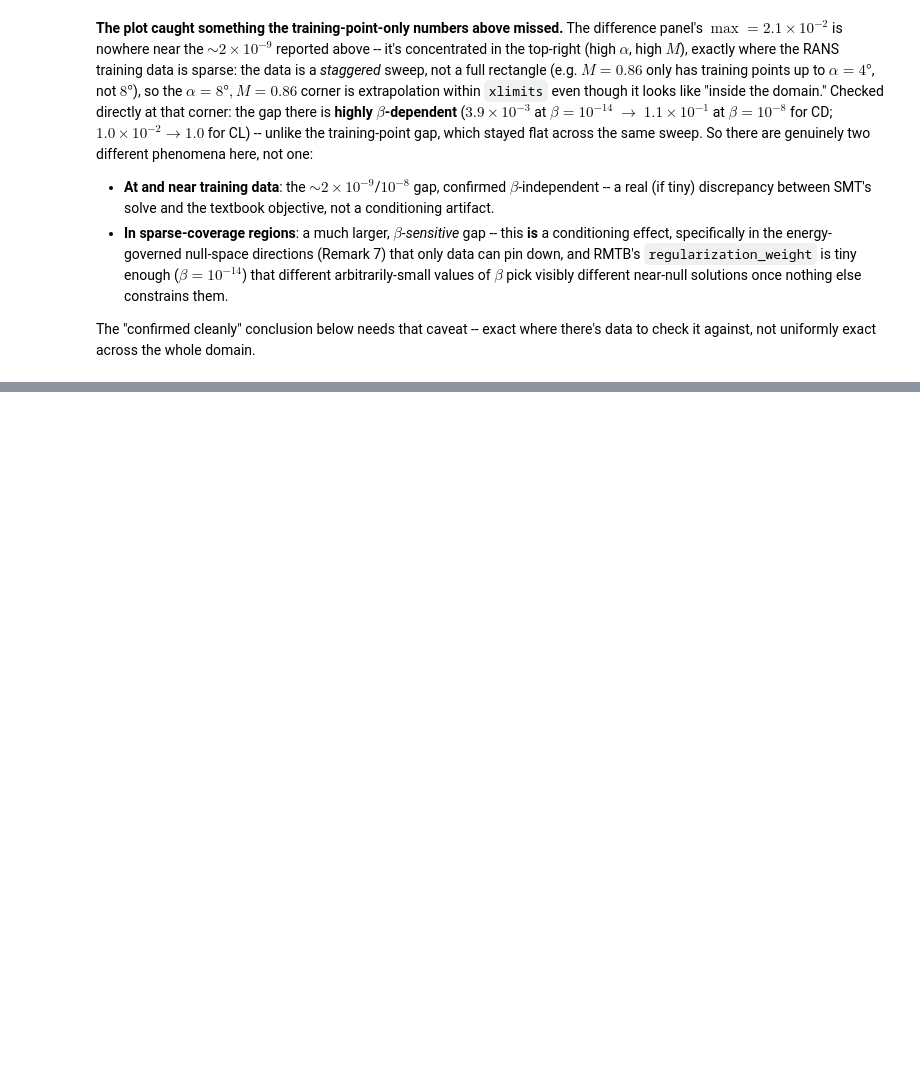
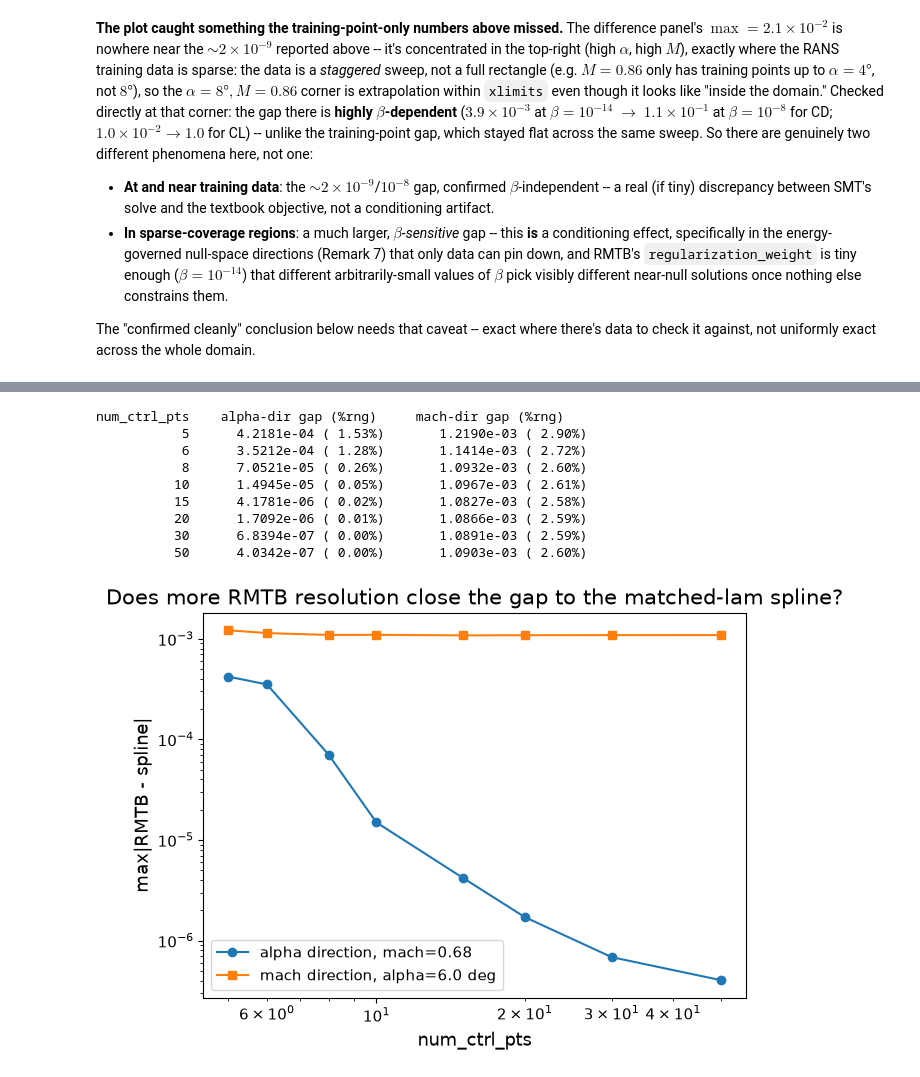
Before and after one commit to nomad-vagabond/krig-splines, a Jupyter notebook: notebooks/test_hypotheses_2D_RANS.ipynb, the cells around one changed output, grey strips where cells are left out. Cells and saved outputs as stored; diff of their text form; code cells hidden in the pictures; blank space fills up the shorter version.

```diff
--- a/notebooks/test_hypotheses_2D_RANS.ipynb
+++ b/notebooks/test_hypotheses_2D_RANS.ipynb
@@ -925,0 +912,56 @@ plt.show()
+# %%
+def rmtb_vs_spline_gap(x, y, x_dense, target, ncp, **rmtb_kwargs):
+    xlimits_1d = np.array([[x.min(), x.max()]])
+    kwargs = dict(order=4, approx_order=2, num_ctrl_pts=ncp,
+                  energy_weight=lam_ref, regularization_weight=1e-14,
+                  print_global=False)
+    kwargs.update(rmtb_kwargs)
+    rb = RMTB(xlimits=xlimits_1d, **kwargs)
+    rb.set_training_values(x.reshape(-1, 1), y)
+    rb.train()
+    pred = rb.predict_values(x_dense.reshape(-1, 1)).ravel()
+    return np.max(np.abs(pred - target))
+
+# alpha direction, mach=0.68 (the same representative slice as the plot above)
+mach_ex2 = 0.68
+mask = np.isclose(xt[:, 1], mach_ex2)
+a2 = xt[mask, 0] * RAD2DEG
+y2 = cd_resp[mask].ravel()
+order = np.argsort(a2)
+a2, y2 = a2[order], y2[order]
+a2_dense = np.linspace(a2.min(), a2.max(), 100)
+target_a2 = make_smoothing_spline(a2, y2, lam=lam_ref)(a2_dense)
+
+# mach direction, alpha=6 deg (the worst-case slice found above)
+alpha_ex2 = 6.0
+slice_vals2 = np.array([spl(alpha_ex2) for spl in spline_cd.alpha_splines.values()])
+m2_dense = np.linspace(mach_vals.min(), mach_vals.max(), 100)
+target_m2 = make_smoothing_spline(mach_vals, slice_vals2, lam=lam_ref)(m2_dense)
+
+ncp_list = [5, 6, 8, 10, 15, 20, 30, 50]
+gaps_alpha = [rmtb_vs_spline_gap(a2, y2, a2_dense, target_a2, ncp) for ncp in ncp_list]
+gaps_mach = [rmtb_vs_spline_gap(mach_vals, slice_vals2, m2_dense, target_m2, ncp) for ncp in ncp_list]
+
+print(f"{'num_ctrl_pts':>12}  {'alpha-dir gap (%rng)':>22}  {'mach-dir gap (%rng)':>22}")
+for ncp, ga, gm in zip(ncp_list, gaps_alpha, gaps_mach):
+    print(f"{ncp:12d}  {ga:14.4e} ({100*ga/np.ptp(y2):5.2f}%)   "
+          f"{gm:14.4e} ({100*gm/np.ptp(slice_vals2):5.2f}%)")
+
+fig, ax = plt.subplots(figsize=(7, 5))
+ax.loglog(ncp_list, gaps_alpha, "o-", label=f"alpha direction, mach={mach_ex2}")
+ax.loglog(ncp_list, gaps_mach, "s-", label=f"mach direction, alpha={alpha_ex2} deg")
+ax.set(xlabel="num_ctrl_pts", ylabel="max|RMTB - spline|",
+       title="Does more RMTB resolution close the gap to the matched-lam spline?")
+ax.legend()
+plt.show()
+# %% [output]
+num_ctrl_pts    alpha-dir gap (%rng)     mach-dir gap (%rng)
+           5      4.2181e-04 ( 1.53%)       1.2190e-03 ( 2.90%)
+           6      3.5212e-04 ( 1.28%)       1.1414e-03 ( 2.72%)
+           8      7.0521e-05 ( 0.26%)       1.0932e-03 ( 2.60%)
+          10      1.4945e-05 ( 0.05%)       1.0967e-03 ( 2.61%)
+          15      4.1781e-06 ( 0.02%)       1.0827e-03 ( 2.58%)
+          20      1.7092e-06 ( 0.01%)       1.0866e-03 ( 2.59%)
+          30      6.8394e-07 ( 0.00%)       1.0891e-03 ( 2.59%)
+          50      4.0342e-07 ( 0.00%)       1.0903e-03 ( 2.60%)
+[figure, added]
```
Also changed, not shown: parts of 45 cells of this notebook, 1 other file.
